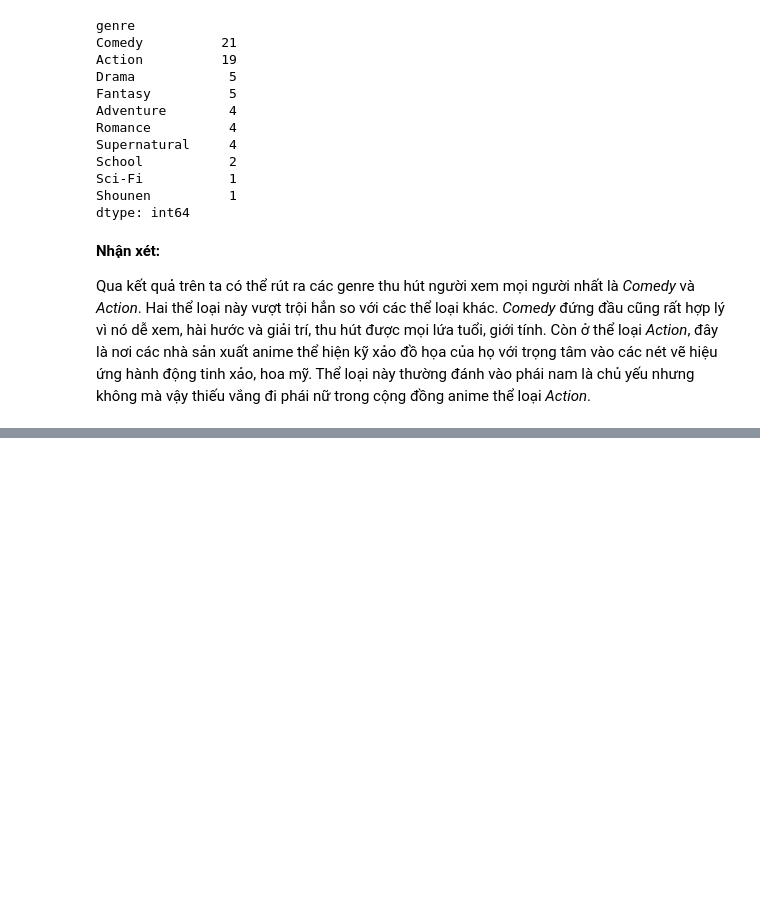
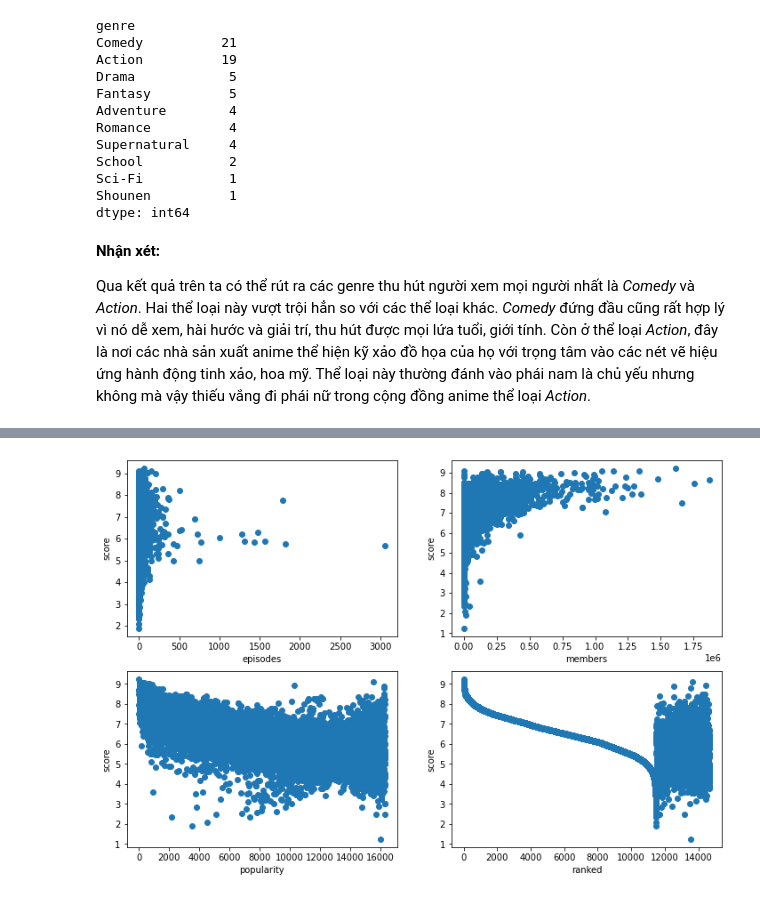
Before and after one commit to phineasla-hcmus/3.1-DS-Final, a Jupyter notebook: P4DS_FinalProject.ipynb, the cells around one changed output, grey strips where cells are left out. Saved outputs shown, nothing was run; the diff lists cells and outputs as text; code cells hidden in the pictures; blank space fills up the shorter version.

Commit message:
Question: Relationship between Numeric columns and Score - Scatter plot and analysis

```diff
--- a/P4DS_FinalProject.ipynb
+++ b/P4DS_FinalProject.ipynb
@@ -719,0 +726,19 @@ Qua kết quả trên ta có thể rút ra các genre thu hút người xem mọ
+# %%
+# Hàm vẽ scatter trên 1 subplot
+def subplot_scatter(ax, x, y, data):
+    ax.scatter(x, y, data=data)
+    ax.set_xlabel(x)
+    ax.set_ylabel(y)
+
+# Tạo ra ma trận subplot 2x2
+fig, ax = plt.subplots(nrows=2, ncols=2, figsize=(12,8))
+
+# Plot từng scatter plot với mỗi cột numeric tương ứng
+subplot_scatter(ax[0,0], x='episodes', y='score', data=anime_df)
+subplot_scatter(ax[0,1], x='members', y='score', data=anime_df)
+subplot_scatter(ax[1,0], x='popularity', y='score', data=anime_df)
+subplot_scatter(ax[1,1], x='ranked', y='score', data=anime_df)
+
+plt.show()
+# %% [output]
+[figure, added]
```
Also changed, not shown: parts of 10 cells of this notebook.
